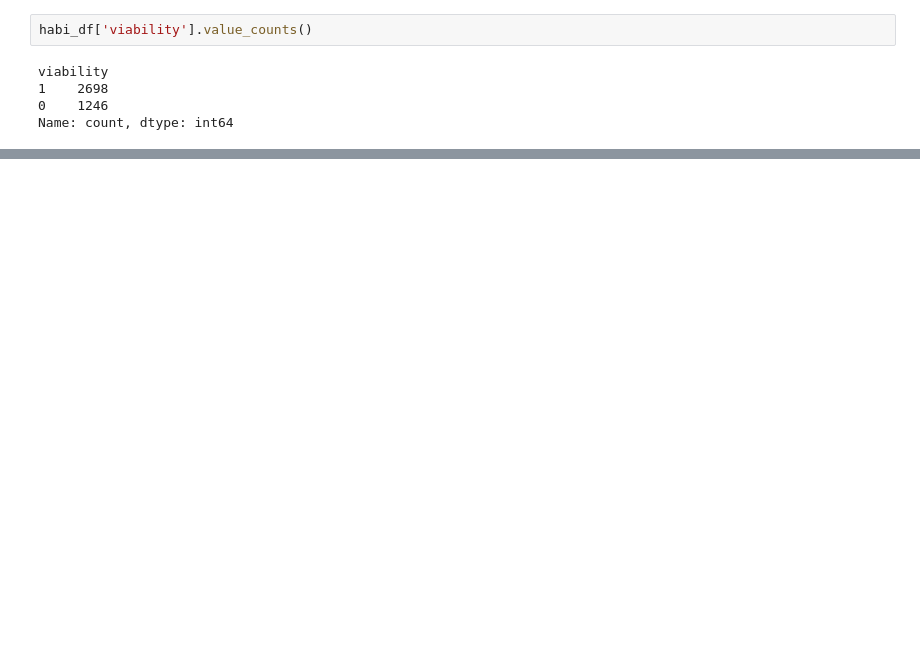
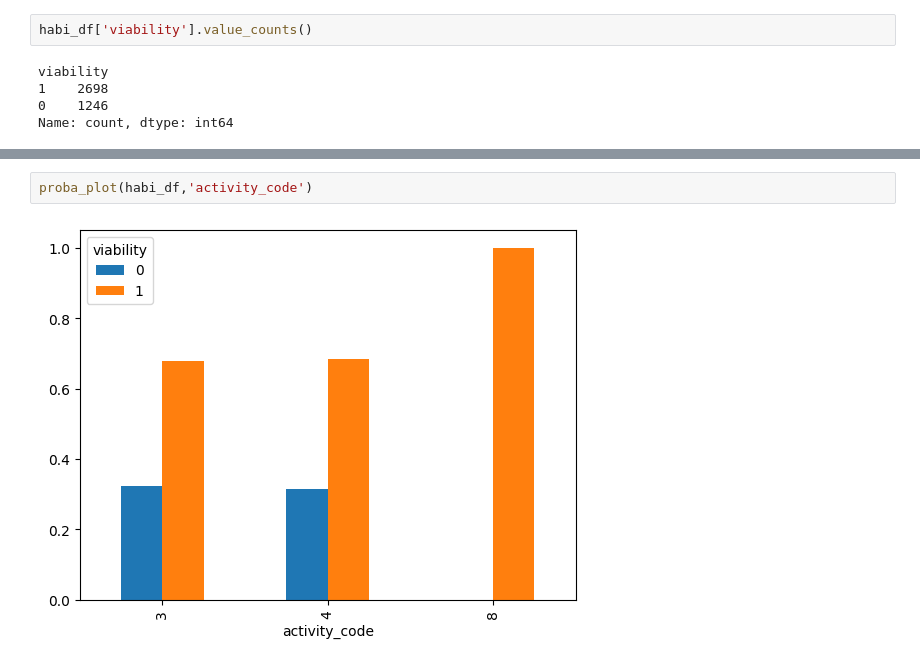
Before and after one commit to alejomaar/habi, a Jupyter notebook: prediction.ipynb, the cells around one changed output, grey strips where cells are left out. Saved outputs shown, nothing was run; the diff lists cells and outputs as text; blank space fills up the shorter version.

```diff
--- a/prediction.ipynb
+++ b/prediction.ipynb
@@ -123,0 +105,4 @@ for cat_var in categorical_variables:
+# %%
+proba_plot(habi_df,'activity_code')
+# %% [output]
+[figure, added]
```
Also changed, not shown: parts of 13 cells of this notebook.
